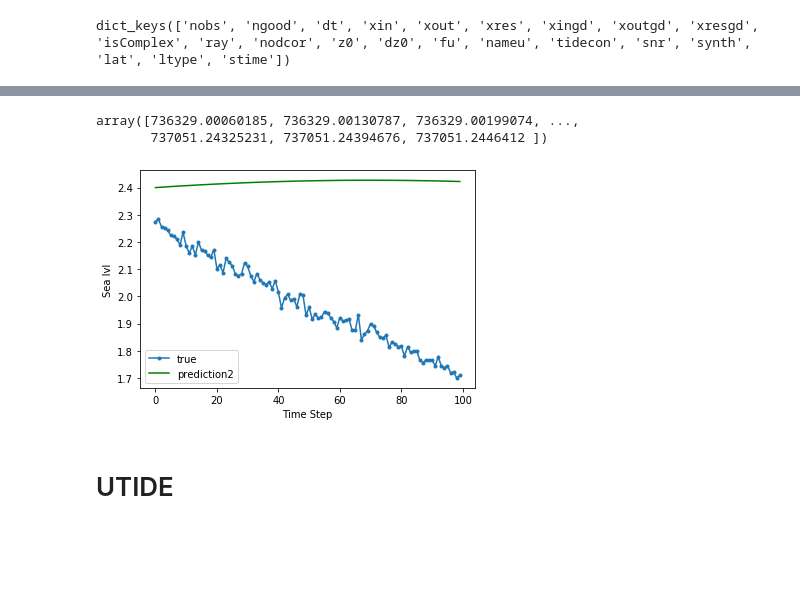
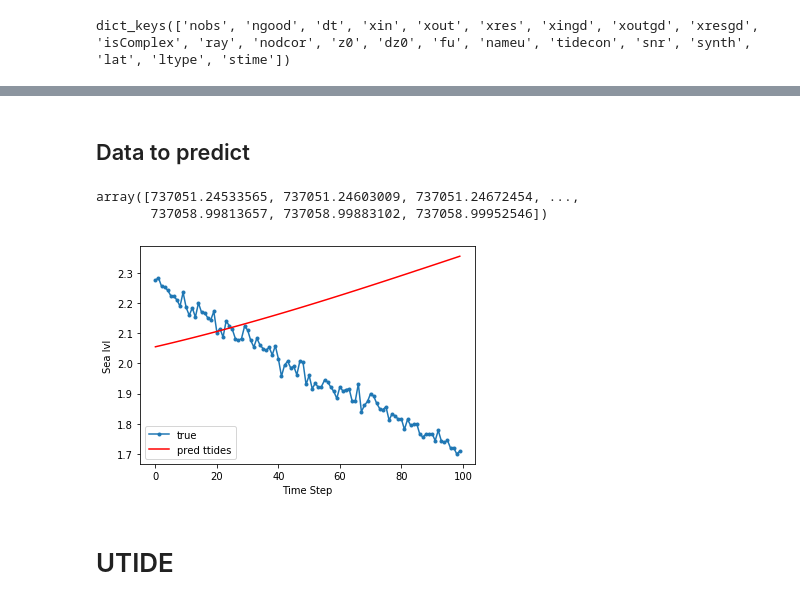
Before and after one commit to killgor/LSTM, a Jupyter notebook: T_Tides.ipynb, the cells around one changed output, grey strips where cells are left out. Cells and saved outputs as stored; diff of their text form; code cells hidden in the pictures; blank space fills up the shorter version.

```diff
--- a/T_Tides.ipynb
+++ b/T_Tides.ipynb
@@ -45,10 +45,9 @@ dtypes: float64(1)
 memory usage: 157.5 KB
 # %%
 serie= r['prs(m)']
-serie = serie - numpy.mean(p.values)
+serie = serie - np.mean(r.values)
 
 dt = 1/60
-
 stime = r.index[0]
 lat = -33.02730833
 # %% [markdown]
@@ -88,26 +107,27 @@ dict_keys(['nobs', 'ngood', 'dt', 'xin', 'xout', 'xres', 'xingd', 'xoutgd', 'xre
+# %% [markdown]
+## Data to predict
 # %%
 from datetime import datetime
 from matplotlib.dates import date2num
 
-#getting te timestamp
-dates = date2num(r.index.to_pydatetime())
+#getting te dates
+dates = date2num(p.index.to_pydatetime())
 #dates = np.array(p.index.to_pydatetime(), dtype=numpy.datetime64)
 dates
 # %% [output]
-array([736329.00060185, 736329.00130787, 736329.00199074, ...,
-       737051.24325231, 737051.24394676, 737051.2446412 ])
+array([737051.24533565, 737051.24603009, 737051.24672454, ...,
+       737058.99813657, 737058.99883102, 737058.99952546])
 # %%
 t_tides_p = ttide.t_predic(dates, out.get("nameu"), out.get("fu"), out.get("tidecon"), lat)
 # %%
 plt.plot(p.values[:100], marker='.', label="true")
-#plt.plot(tide["h"]+numpy.mean(p.values), 'r', label="prediction")
-plt.plot(t_tides_p[:100] + np.mean(p.values), 'g', label="prediction2")
+plt.plot(t_tides_p[:100] + np.mean(p.values), 'r', label="pred ttides")
 plt.ylabel('Sea lvl')
 plt.xlabel('Time Step')
 plt.legend()
 plt.show();
 # %% [output]
-[figure, old version]
+[figure, new version]
 # %% [markdown]
 
 
```
Also changed, not shown: parts of 9 cells of this notebook.
